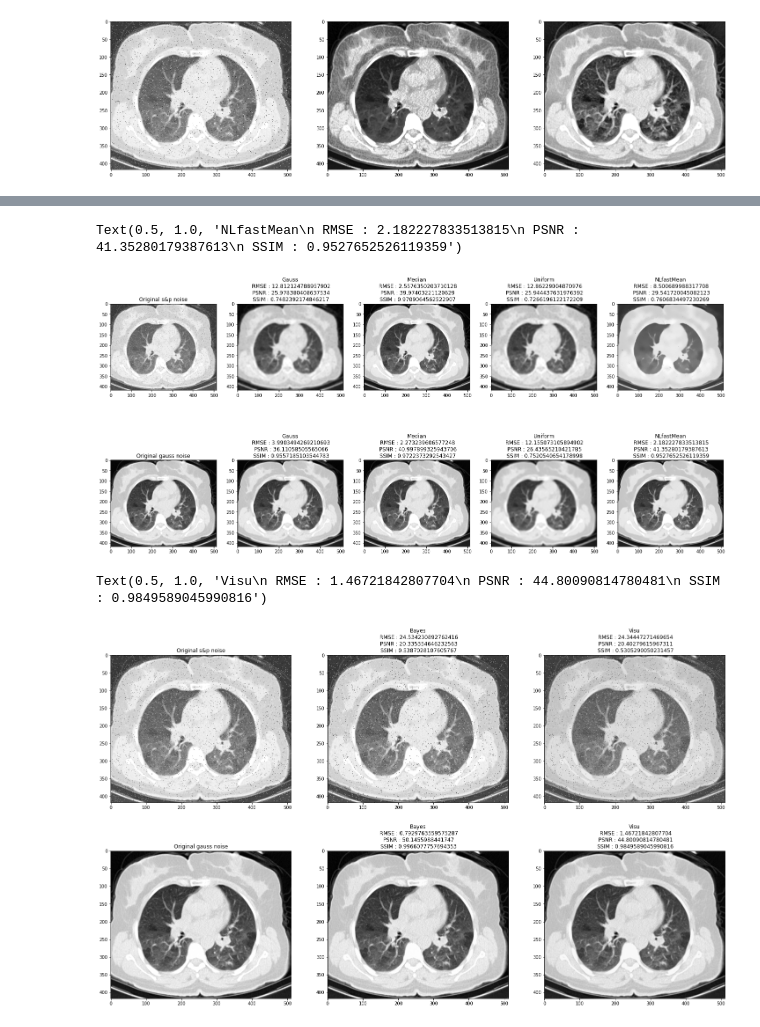
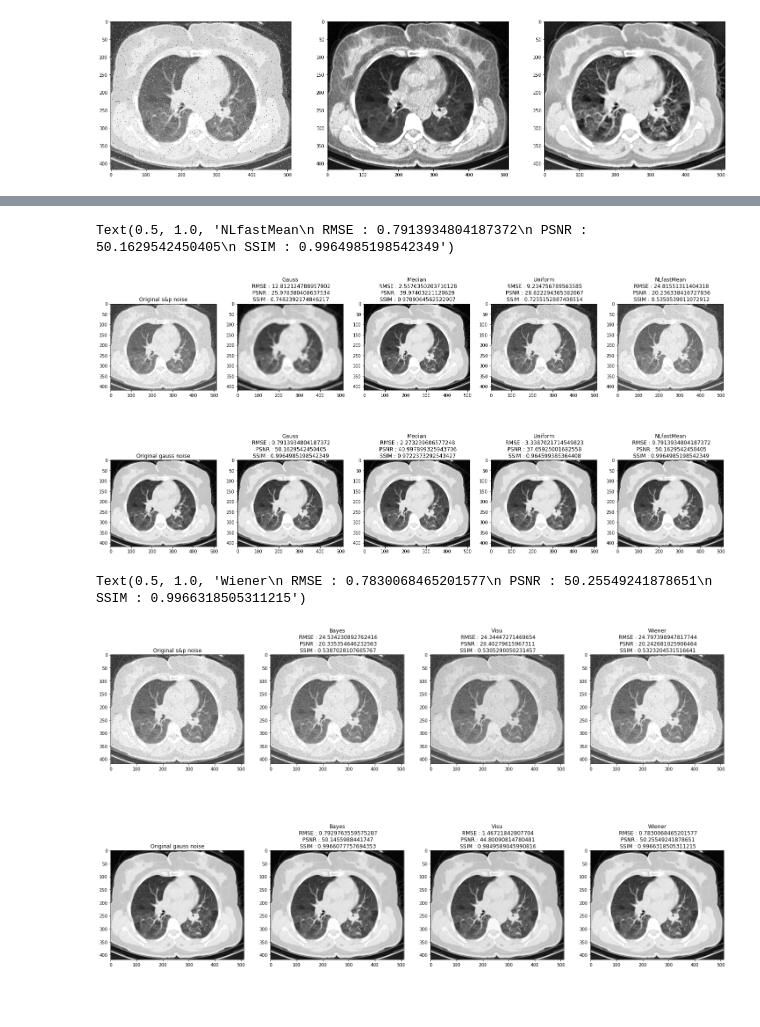
Before and after one commit to MulArt/Medical_Imaging, a Jupyter notebook: Pretraitement.ipynb, the cells around one changed output, grey strips where cells are left out. Drawn from its saved outputs; the diff is of its cells as text; code cells hidden in the pictures; blank space fills up the shorter version.

```diff
--- a/Pretraitement.ipynb
+++ b/Pretraitement.ipynb
@@ -243,10 +263,12 @@ from skimage import io, img_as_ubyte
 import matplotlib.pyplot as plt
 import numpy as np
 from scipy import ndimage
+from scipy.signal import convolve2d
 import math
 from skimage.metrics import structural_similarity as ssim
 from skimage.metrics import peak_signal_noise_ratio as PSNR
-from skimage.restoration import denoise_wavelet, denoise_nl_means
+from skimage.restoration import denoise_wavelet, denoise_nl_means, estimate_sigma
+import cv2
 
 def RMSE(imageA, imageB):
     diffrnce = np.subtract(imageA, imageB)
@@ -260,18 +282,24 @@ img1 = img1.astype(float)
 img2 = cv2.imread("test_3_bruit_2.png", 0)
 img2 = img2.astype(float)
 original=cv2.imread("test_3.png", 0)
+noise1 = estimate_sigma(img1)
+noise2 = estimate_sigma(img2)
 
-uniform_filtered_img1 = ndimage.uniform_filter(img1, size=9)
-uniform_filtered_img2 = ndimage.uniform_filter(img2, size=9)
+#
+uniform_filtered_img1 = ndimage.uniform_filter(img1, size=3)
+uniform_filtered_img2 = ndimage.uniform_filter(img2, size=3)
 
+#
 blurred_img1 = ndimage.gaussian_filter(img1, sigma=3)
-blurred_img2 = ndimage.gaussian_filter(img2, sigma=1)
+blurred_img2 = ndimage.gaussian_filter(img2, sigma=0.1)
 
+# Remplace l'entrée par la valeur médiane de ces voisins (window : généralement 3)
 median_img1 = ndimage.median_filter(img1, 3)
 median_img2 = ndimage.median_filter(img2, 3)
 
-dst1 = denoise_nl_means(img1, h=27, patch_size=7)
-dst2 = denoise_nl_means(img2, h=3, patch_size=7)
+# Prend le moyenne de l'ensemnle des patchs de l'image, puis les pondère en fonction de la ressemblance avec le pixel cible
+dst1 = denoise_nl_means(img1, patch_size=7)
+dst2 = denoise_nl_means(img2, patch_size=7)
 
 RMSE_gauss1=RMSE(original, blurred_img1)
 RMSE_gauss2=RMSE(original, blurred_img2)
@@ -342,13 +370,14 @@ fig.add_subplot(2,5,10)
 plt.imshow(dst2, cmap='gray')
 plt.title("NLfastMean\n RMSE : {}\n PSNR : {}\n SSIM : {}".format(RMSE_dst2,PSNR(original,dst2),ssim_dst2))
 # %% [output]
-Text(0.5, 1.0, 'NLfastMean\n RMSE : 2.182227833513815\n PSNR : 41.35280179387613\n SSIM : 0.9527652526119359')
+Text(0.5, 1.0, 'NLfastMean\n RMSE : 0.7913934804187372\n PSNR : 50.1629542450405\n SSIM : 0.9964985198542349')
 [figure]
 # %%
 from skimage import io, img_as_ubyte
 import matplotlib.pyplot as plt
 import numpy as np
 from scipy import ndimage
+from scipy.signal import wiener
 import math
 from skimage.metrics import structural_similarity as ssim
 from skimage.metrics import peak_signal_noise_ratio as PSNR
@@ -367,48 +396,65 @@ img2 = cv2.imread("test_3_bruit_2.png", 0)
 img2 = img2.astype(float)
 original=cv2.imread("test_3.png", 0)
 
+
+# l'image est décomposé en ondelette, puis un seuil est appliqué pour éliminé les ondelette non désirées
 wavelet_bayes1 = denoise_wavelet(img1, wavelet='sym9', mode='soft', method='BayesShrink')
 wavelet_bayes2 = denoise_wavelet(img2, wavelet='sym9', mode='soft', method='BayesShrink')
 wavelet_visu1 = denoise_wavelet(img1, wavelet='sym9', mode='hard', method='VisuShrink')
 wavelet_visu2 = denoise_wavelet(img2, wavelet='sym9', mode='hard', method='VisuShrink')
 
+wie1=wiener(img1, mysize=3, noise=3)
+wie2=wiener(img2, mysize=3, noise=0.1)
+
 RMSE_bayes1=RMSE(original, wavelet_bayes1)
 RMSE_bayes2=RMSE(original, wavelet_bayes2)
 RMSE_visu1=RMSE(original, wavelet_visu1)
 RMSE_visu2=RMSE(original, wavelet_visu2)
+RMSE_wie1=RMSE(original, wie1)
+RMSE_wie2=RMSE(original, wie2)
 
 ssim_bayes1=ssim(original,wavelet_bayes1)
 ssim_bayes2=ssim(original,wavelet_bayes2)
 ssim_visu1=ssim(original,wavelet_visu1)
 ssim_visu2=ssim(original,wavelet_visu2)
+ssim_wie1=ssim(original,wie1)
+ssim_wie2=ssim(original,wie2)
 
 fig = plt.figure()
 fig.set_figheight(15)
 fig.set_figwidth(25)
 
-fig.add_subplot(2,3,1)
+fig.add_subplot(2,4,1)
 plt.imshow(img1, cmap='gray')
 plt.title('Original s&p noise')
 
-fig.add_subplot(2,3,2)
+fig.add_subplot(2,4,2)
 plt.imshow(wavelet_bayes1, cmap='gray')
 plt.title("Bayes\n RMSE : {}\n PSNR : {}\n SSIM : {}".format(RMSE_bayes1,PSNR(original,wavelet_bayes1),ssim_bayes1))
 
-fig.add_subplot(2,3,3)
+fig.add_subplot(2,4,3)
 plt.imshow(wavelet_visu1, cmap='gray')
 plt.title("Visu\n RMSE : {}\n PSNR : {}\n SSIM : {}".format(RMSE_visu1,PSNR(original,wavelet_visu1),ssim_visu1))
 
-fig.add_subplot(2,3,4)
+fig.add_subplot(2,4,4)
+plt.imshow(wie1, cmap='gray')
+plt.title("Wiener\n RMSE : {}\n PSNR : {}\n SSIM : {}".format(RMSE_wie1,PSNR(original,wie1),ssim_wie1))
+
+fig.add_subplot(2,4,5)
 plt.imshow(img2, cmap='gray')
 plt.title('Original gauss noise')
 
-fig.add_subplot(2,3,5)
+fig.add_subplot(2,4,6)
 plt.imshow(wavelet_bayes2, cmap='gray')
 plt.title("Bayes\n RMSE : {}\n PSNR : {}\n SSIM : {}".format(RMSE_bayes2,PSNR(original,wavelet_bayes2),ssim_bayes2))
 
-fig.add_subplot(2,3,6)
+fig.add_subplot(2,4,7)
 plt.imshow(wavelet_visu2, cmap='gray')
 plt.title("Visu\n RMSE : {}\n PSNR : {}\n SSIM : {}".format(RMSE_visu2,PSNR(original,wavelet_visu2),ssim_visu2))
+
+fig.add_subplot(2,4,8)
+plt.imshow(wie2, cmap='gray')
+plt.title("Wiener\n RMSE : {}\n PSNR : {}\n SSIM : {}".format(RMSE_wie2,PSNR(original,wie2),ssim_wie2))
 # %% [output]
-Text(0.5, 1.0, 'Visu\n RMSE : 1.46721842807704\n PSNR : 44.80090814780481\n SSIM : 0.9849589045990816')
+Text(0.5, 1.0, 'Wiener\n RMSE : 0.7830068465201577\n PSNR : 50.25549241878651\n SSIM : 0.9966318505311215')
-[figure, old version]
+[figure, new version]
```
Also changed, not shown: parts of 2 cells of this notebook.
